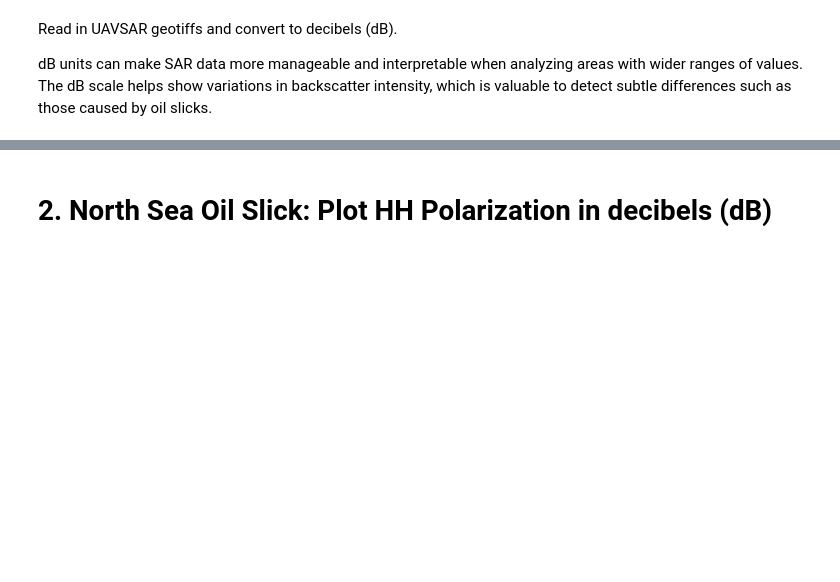
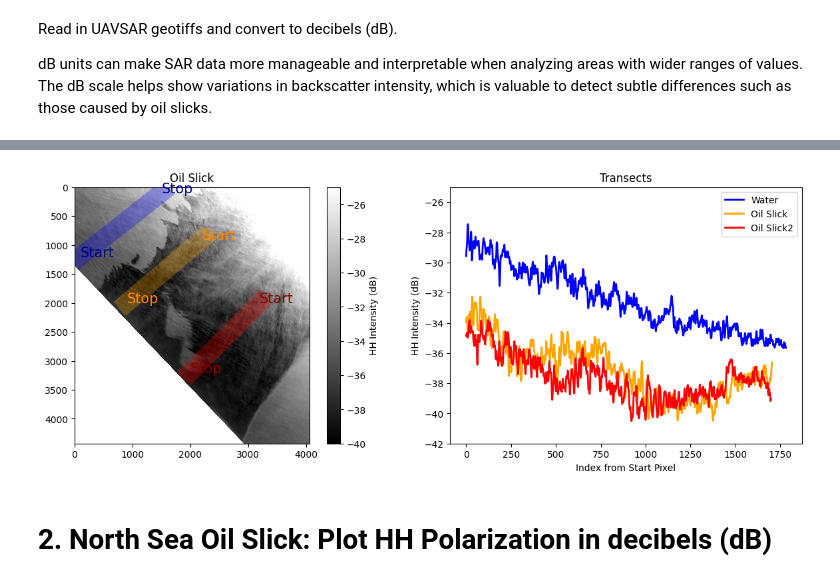
Before and after one commit to anniepeacock/DANSAR, a Jupyter notebook: nisar/Oil_Spill_NISAR.ipynb, the cells around one changed output, grey strips where cells are left out. Drawn from its saved outputs; the diff is of its cells as text; code cells hidden in the pictures; blank space fills up the shorter version.

```diff
--- a/nisar/Oil_Spill_NISAR.ipynb
+++ b/nisar/Oil_Spill_NISAR.ipynb
@@ -109,3 +108,53 @@ cbar.set_label('decibels (dB)')
+# %%
+#@title Plot Water and Oil Slick Transects
+
+# Specify start/stop of the pixel coordinates for plot transect
+x0, y0 = 1500, 100
+x1, y1 = 100, 1200
+# Generate the transect
+transect_water = profile_line(gulfco_32010_HH_l_db, (y0, x0), (y1, x1), linewidth=20, mode='nearest', reduce_func=np.median)
+x2, y2 = 2200, 900
+x3, y3 = 900, 2000
+transect_oil = profile_line(gulfco_32010_HH_l_db, (y2, x2), (y3, x3), linewidth=20, mode='nearest', reduce_func=np.median)
+# Another Oil Transect
+x4, y4 = 3200, 2000
+x5, y5 = 2000, 3200
+transect_oil2 = profile_line(gulfco_32010_HH_l_db, (y4, x4), (y5, x5), linewidth=20, mode='nearest', reduce_func=np.median)
+
+vmin=-40
+vmax=-25
+cm = ['viridis','gray']
+fig, axes = plt.subplots(nrows=1, ncols=2, figsize=(15, 5))
+
+############# Plotting ##############
+color = axes[0].imshow(gulfco_32010_HH_l_db, vmin=vmin, vmax=vmax, cmap=cm[1])#, extent=subset_extent)
+axes[0].plot([x0, x1], [y0, y1], '-', lw=20, color='blue',alpha=0.3)
+axes[0].plot([x2, x3], [y2, y3], '-', lw=20, color='orange',alpha=0.3)
+axes[0].plot([x4, x5], [y4, y5], '-', lw=20, color='red',alpha=0.3)
+axes[0].set_title('Oil Slick')
+axes[0].text(x1, y1, 'Start', fontsize=15, color='darkblue')  # Start label
+axes[0].text(x0, y0, 'Stop', fontsize=15, color='darkblue')  # Stop label
+axes[0].text(x2, y2, 'Start', fontsize=15, color='darkorange')  # Start label
+axes[0].text(x3, y3, 'Stop', fontsize=15, color='darkorange')  # Stop label
+axes[0].text(x4, y4, 'Start', fontsize=15, color='darkred')  # Start label
+axes[0].text(x5, y5, 'Stop', fontsize=15, color='darkred')  # Stop label
+colorbar = fig.colorbar(color, ax=axes[0])
+colorbar.set_label('HH Intensity (dB)')
+
+axes[1].plot(transect_water, color='blue', linewidth='2')
+axes[1].plot(transect_oil, color='orange', linewidth='2')
+axes[1].plot(transect_oil2, color='red', linewidth='2')
+axes[1].set_ylim([-42, vmax])
+axes[1].set_title('Transects')
+axes[1].set_xlabel('Index from Start Pixel')
+axes[1].set_ylabel('HH Intensity (dB)')
+
+# Create legend handles for pre-fire and post-fire transect
+axes[1].legend(('Water', 'Oil Slick','Oil Slick2'), loc='upper right')
+
+plt.show()
+# %% [output]
+[figure, added]
 # %% [markdown]
 
 <a name="s3"></a>
```
Also changed, not shown: parts of 6 cells of this notebook.
